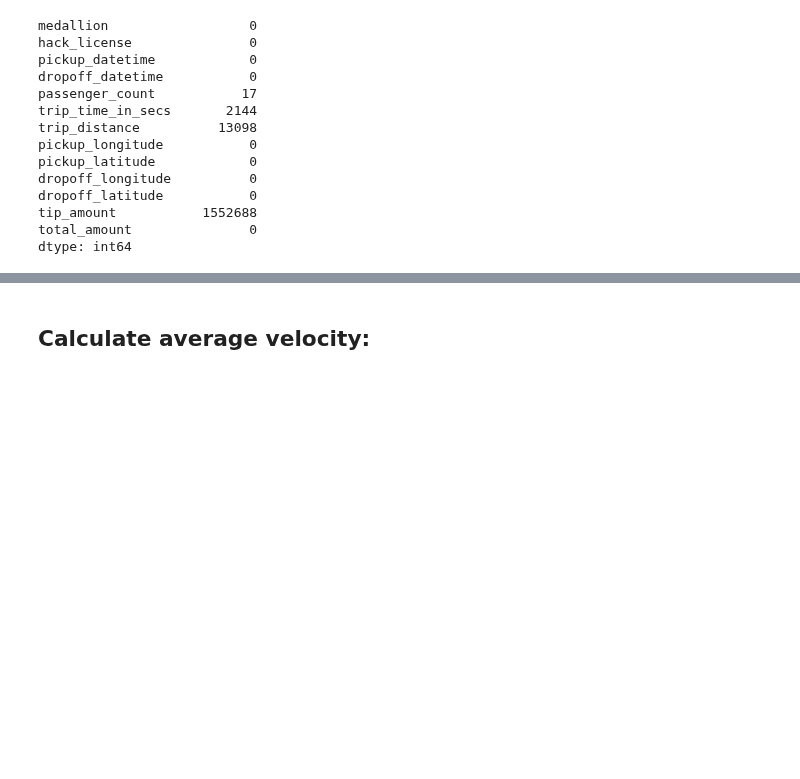
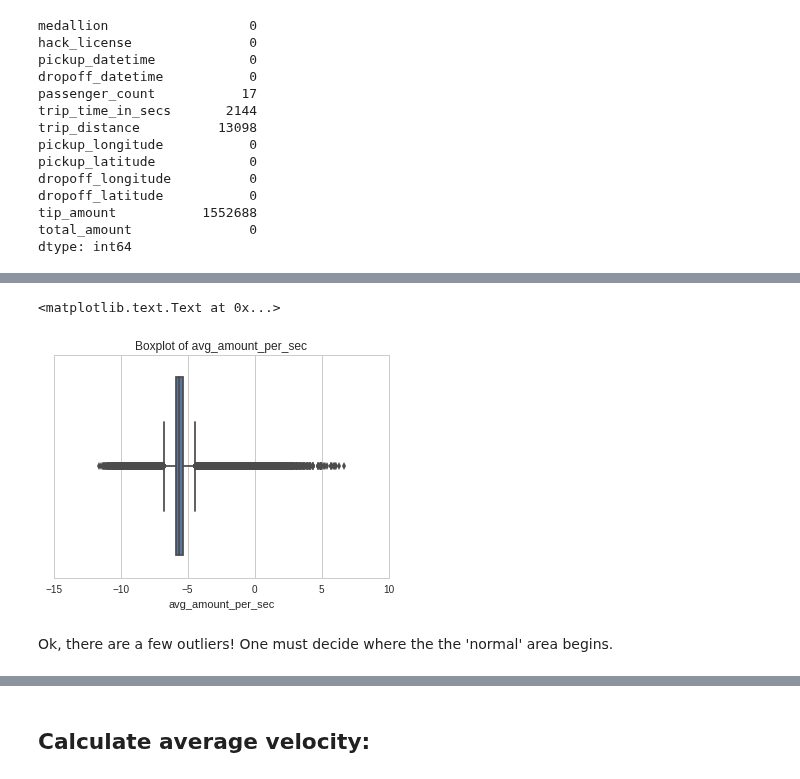
Before and after one commit to nikhase/nyc-taxi, a Jupyter notebook: weeklyAnalysis.ipynb, the cells around one changed output, grey strips where cells are left out. Drawn from its saved outputs; the diff is of its cells as text; code cells hidden in the pictures; blank space fills up the shorter version.

```diff
--- a/weeklyAnalysis.ipynb
+++ b/weeklyAnalysis.ipynb
@@ -228,0 +420,9 @@ Okay, so we have negative difference right here. But it seems ok.
+# %%
+sns.boxplot(np.log(taxidata.avg_amount_per_second)/np.log(2))
+sns.axlabel('avg_amount_per_sec', '')
+sns.plt.title('Boxplot of avg_amount_per_sec')
+# %% [output]
+<matplotlib.text.Text at 0x...>
+[figure, added]
+# %% [markdown]
+Ok, there are a few outliers! One must decide where the the 'normal' area begins.
```
Also changed, not shown: parts of 48 cells of this notebook.
